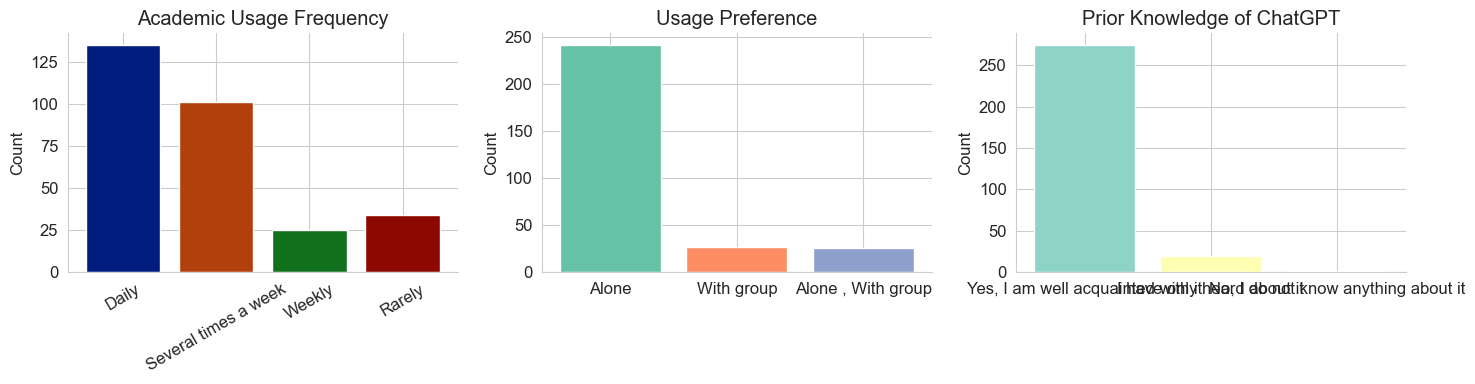
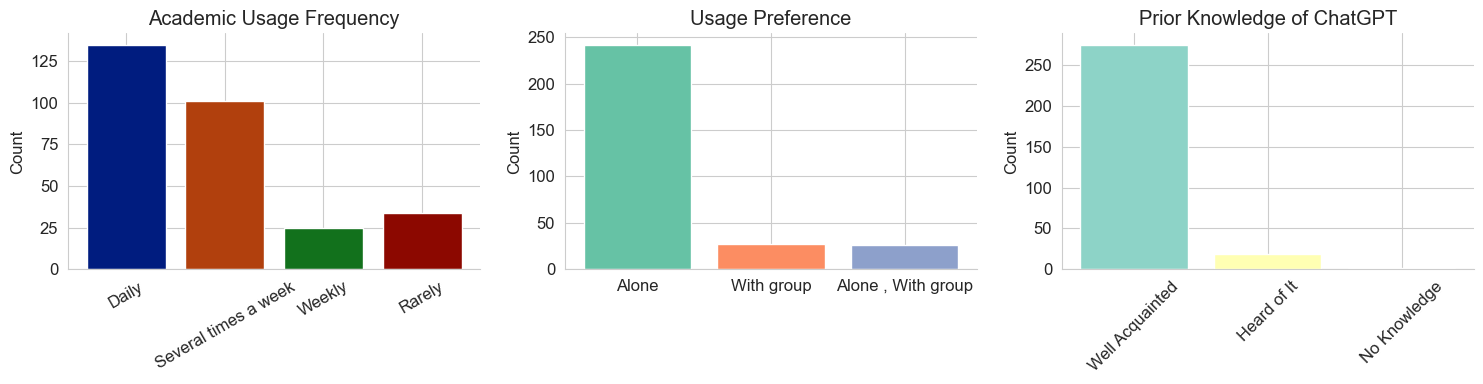
The change to this notebook cell's code, shown as a diff; its figure went from the first image to the second:
--- before
+++ after
@@ -17,7 +17,18 @@
 # Prior knowledge
 know_counts = df["Prior_Knowledge_of_ChatGPT"].value_counts()
+
 axes[2].bar(know_counts.index, know_counts.values, color=sns.color_palette("Set3"))
 axes[2].set_title("Prior Knowledge of ChatGPT")
 axes[2].set_ylabel("Count")
+
+short_labels_map = {
+    "Yes, I am well acquainted with it": "Well Acquainted",
+    "I have only heard about it": "Heard of It",
+    "No, I do not know anything about it": "No Knowledge"
+}
+new_labels = [short_labels_map.get(label, label) for label in know_counts.index]
+
+axes[2].set_xticks(range(len(new_labels)))
+axes[2].set_xticklabels(new_labels, rotation=45)
 
 for ax in axes:

Commit: Final Touches